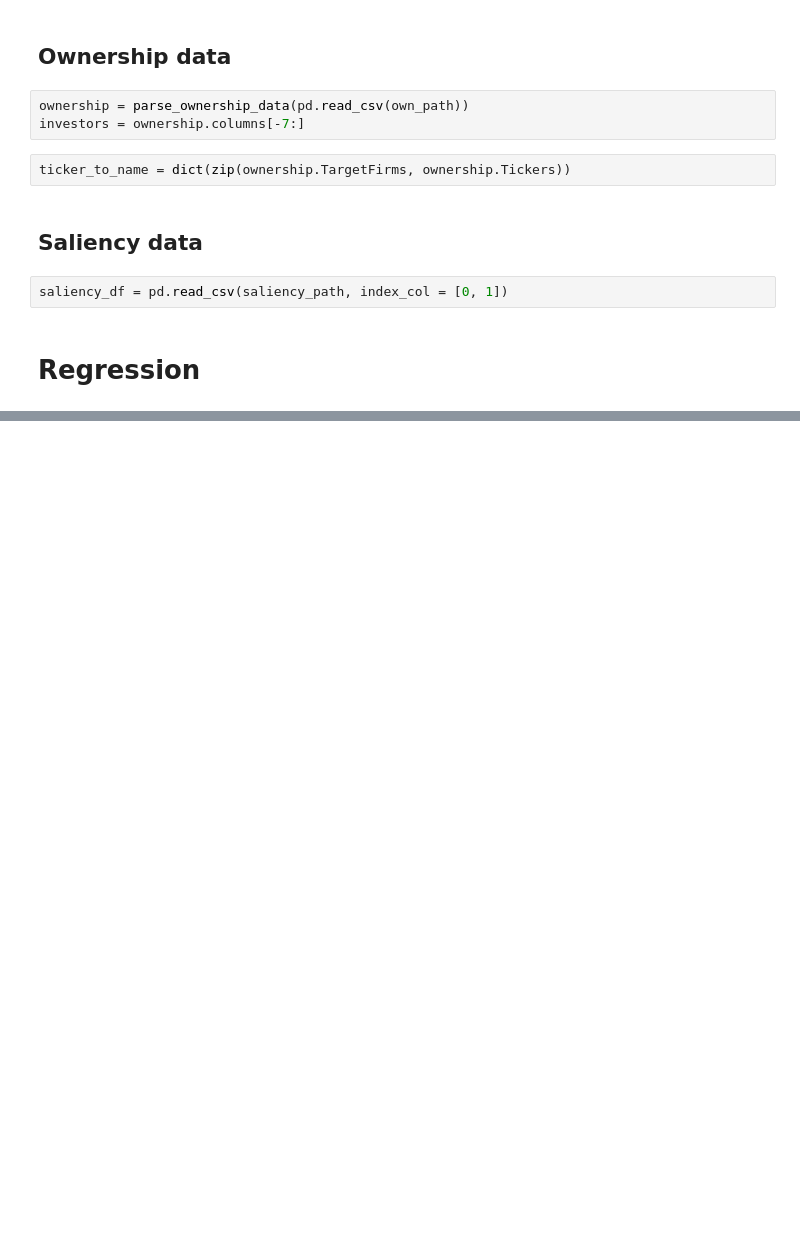
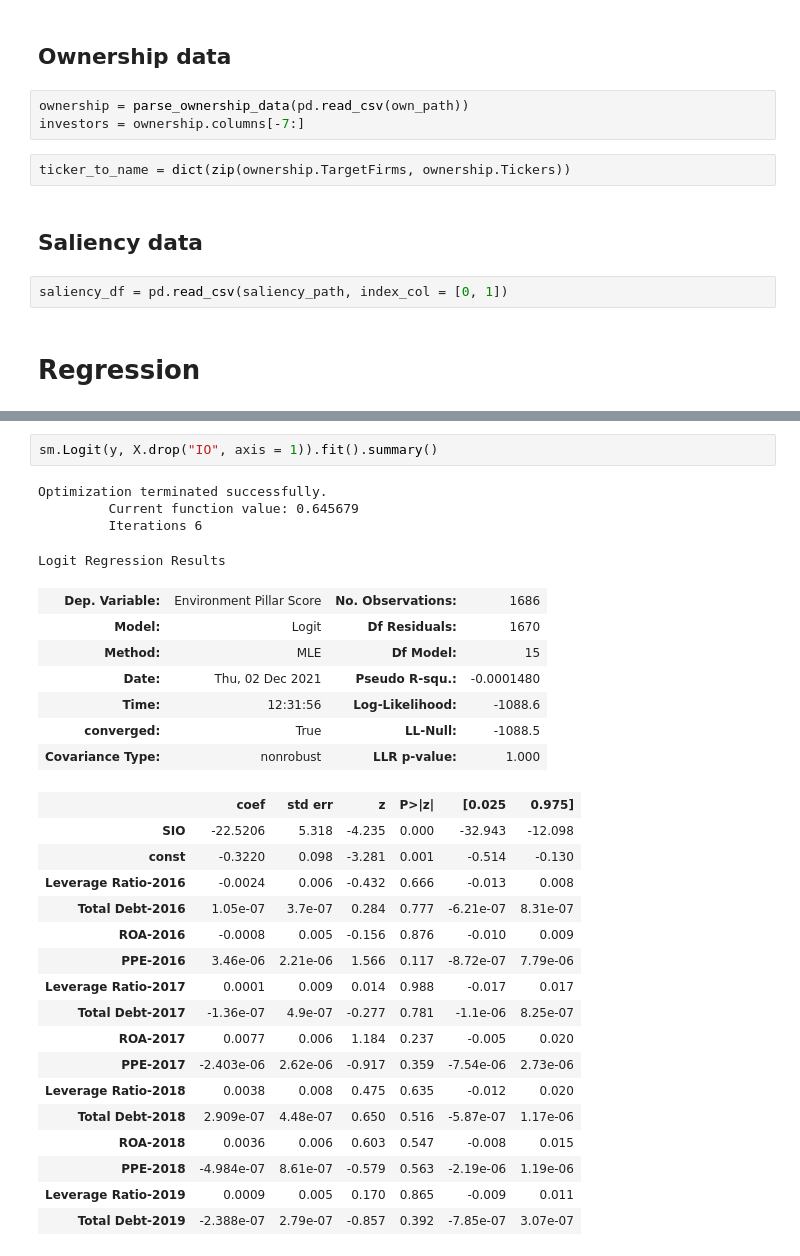
Before and after one commit to NoFishLikeIan/nlp-financial-env, a Jupyter notebook: ownership/analysis.ipynb, the cells around one changed output, grey strips where cells are left out. Saved outputs shown, nothing was run; the diff lists cells and outputs as text; blank space fills up the shorter version.

```diff
--- a/ownership/analysis.ipynb
+++ b/ownership/analysis.ipynb
@@ -137,0 +157,31 @@ If the model instance has been used for another fit with different fit parameter
+# %%
+sm.Logit(y, X.drop("IO", axis = 1)).fit().summary()
+# %% [output]
+Optimization terminated successfully.
+         Current function value: 0.645679
+         Iterations 6
+Logit Regression Results
+| Dep. Variable: | Environment Pillar Score | No. Observations: | 1686 |
+| Model: | Logit | Df Residuals: | 1670 |
+| Method: | MLE | Df Model: | 15 |
+| Date: | Thu, 02 Dec 2021 | Pseudo R-squ.: | -0.0001480 |
+| Time: | 12:31:56 | Log-Likelihood: | -1088.6 |
+| converged: | True | LL-Null: | -1088.5 |
+| Covariance Type: | nonrobust | LLR p-value: | 1.000 |
+|  | coef | std err | z | P>|z| | [0.025 | 0.975] |
+| SIO | -22.5206 | 5.318 | -4.235 | 0.000 | -32.943 | -12.098 |
+| const | -0.3220 | 0.098 | -3.281 | 0.001 | -0.514 | -0.130 |
+| Leverage Ratio-2016 | -0.0024 | 0.006 | -0.432 | 0.666 | -0.013 | 0.008 |
+| Total Debt-2016 | 1.05e-07 | 3.7e-07 | 0.284 | 0.777 | -6.21e-07 | 8.31e-07 |
+| ROA-2016 | -0.0008 | 0.005 | -0.156 | 0.876 | -0.010 | 0.009 |
+| PPE-2016 | 3.46e-06 | 2.21e-06 | 1.566 | 0.117 | -8.72e-07 | 7.79e-06 |
+| Leverage Ratio-2017 | 0.0001 | 0.009 | 0.014 | 0.988 | -0.017 | 0.017 |
+| Total Debt-2017 | -1.36e-07 | 4.9e-07 | -0.277 | 0.781 | -1.1e-06 | 8.25e-07 |
+| ROA-2017 | 0.0077 | 0.006 | 1.184 | 0.237 | -0.005 | 0.020 |
+| PPE-2017 | -2.403e-06 | 2.62e-06 | -0.917 | 0.359 | -7.54e-06 | 2.73e-06 |
+| Leverage Ratio-2018 | 0.0038 | 0.008 | 0.475 | 0.635 | -0.012 | 0.020 |
+| Total Debt-2018 | 2.909e-07 | 4.48e-07 | 0.650 | 0.516 | -5.87e-07 | 1.17e-06 |
+| ROA-2018 | 0.0036 | 0.006 | 0.603 | 0.547 | -0.008 | 0.015 |
+| PPE-2018 | -4.984e-07 | 8.61e-07 | -0.579 | 0.563 | -2.19e-06 | 1.19e-06 |
+| Leverage Ratio-2019 | 0.0009 | 0.005 | 0.170 | 0.865 | -0.009 | 0.011 |
+| Total Debt-2019 | -2.388e-07 | 2.79e-07 | -0.857 | 0.392 | -7.85e-07 | 3.07e-07 |
```
Also changed, not shown: parts of 12 cells of this notebook, 1 other file.
